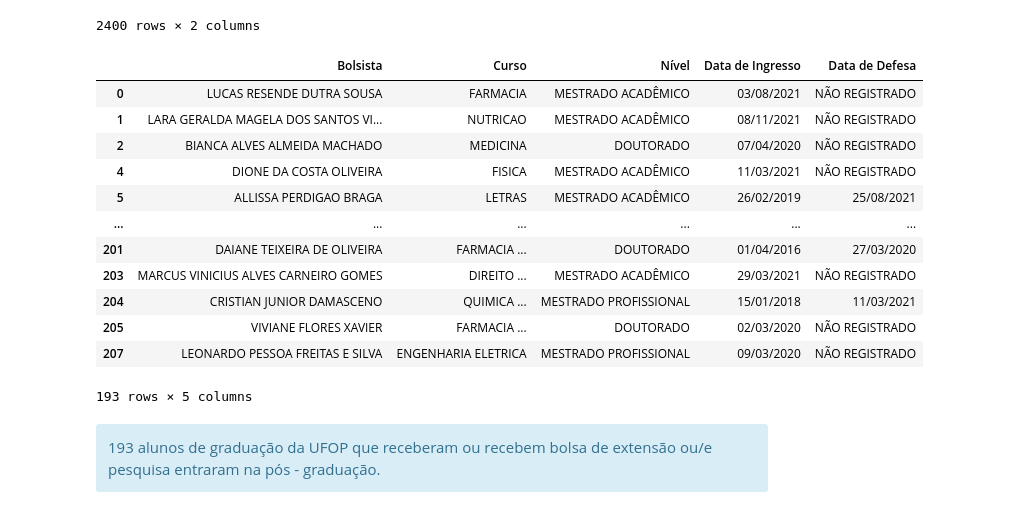
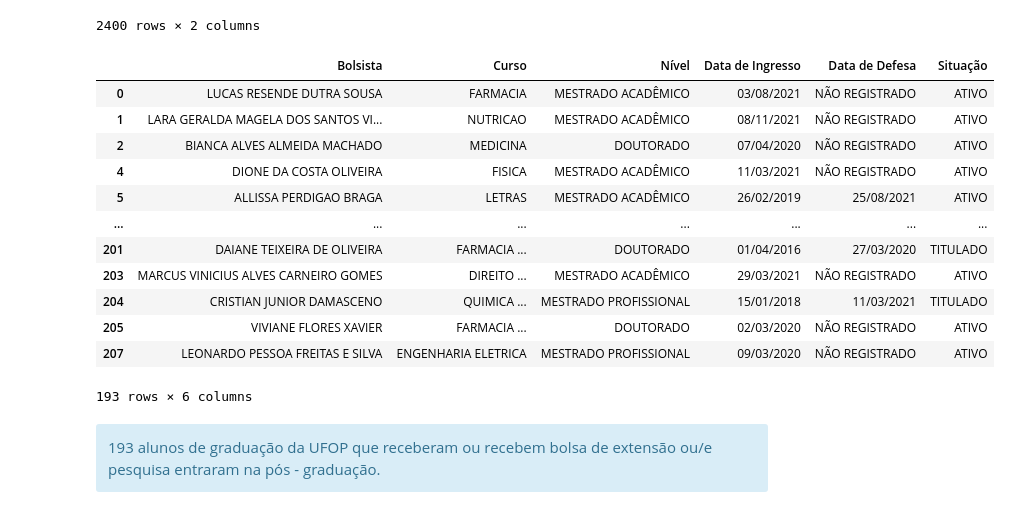
Before and after one commit to riguedes/IC_UFOP, a Jupyter notebook: projeto.ipynb, the cells around one changed output. Drawn from its saved outputs; the diff is of its cells as text; code cells hidden in the pictures.

```diff
--- a/projeto.ipynb
+++ b/projeto.ipynb
@@ -1229,26 +1229,30 @@ passo[['Bolsista', 'Curso']]
 # %%
 # Comparando o resultado obtido com o dataframe de alunos de pós - graduação
 passo_um = pd.merge(passo, df_tres, left_on='Bolsista', right_on='Nome')
 passo_um = passo_um.drop_duplicates() # remoção de linhas repetidas
 passo_um = passo_um.drop_duplicates(subset='Bolsista') #remoção de nomes repetidos
 passo_um_copy = passo_um.copy() #copiando dataframe para evitar erros de compilação
 
+#Renomeando o nome da coluna 'Curso_x'
+passo_um_copy = passo_um_copy.rename(columns={'Situação_y': 'Situação'})
+passo_um_copy = passo_um_copy.rename(columns={'Contagem_y': 'Contagem'})
+
 #Imprimindo a relação de alunos
-passo_um_copy[['Bolsista', 'Curso', 'Nível', 'Data de Ingresso', 'Data de Defesa']]
+passo_um_copy[['Bolsista', 'Curso', 'Nível', 'Data de Ingresso', 'Data de Defesa', 'Situação']]
 # %% [output]
-|  | Bolsista | Curso | Nível | Data de Ingresso | Data de Defesa |
-| 0 | LUCAS RESENDE DUTRA SOUSA | FARMACIA | MESTRADO ACADÊMICO | 03/08/2021 | NÃO REGISTRADO |
-| 1 | LARA GERALDA MAGELA DOS SANTOS VI... | NUTRICAO | MESTRADO ACADÊMICO | 08/11/2021 | NÃO REGISTRADO |
-| 2 | BIANCA ALVES ALMEIDA MACHADO | MEDICINA | DOUTORADO | 07/04/2020 | NÃO REGISTRADO |
-| 4 | DIONE DA COSTA OLIVEIRA | FISICA | MESTRADO ACADÊMICO | 11/03/2021 | NÃO REGISTRADO |
-| 5 | ALLISSA PERDIGAO BRAGA | LETRAS | MESTRADO ACADÊMICO | 26/02/2019 | 25/08/2021 |
-| ... | ... | ... | ... | ... | ... |
-| 201 | DAIANE TEIXEIRA DE OLIVEIRA | FARMACIA ... | DOUTORADO | 01/04/2016 | 27/03/2020 |
-| 203 | MARCUS VINICIUS ALVES CARNEIRO GOMES | DIREITO ... | MESTRADO ACADÊMICO | 29/03/2021 | NÃO REGISTRADO |
-| 204 | CRISTIAN JUNIOR DAMASCENO | QUIMICA ... | MESTRADO PROFISSIONAL | 15/01/2018 | 11/03/2021 |
-| 205 | VIVIANE FLORES XAVIER | FARMACIA ... | DOUTORADO | 02/03/2020 | NÃO REGISTRADO |
-| 207 | LEONARDO PESSOA FREITAS E SILVA | ENGENHARIA ELETRICA | MESTRADO PROFISSIONAL | 09/03/2020 | NÃO REGISTRADO |
+|  | Bolsista | Curso | Nível | Data de Ingresso | Data de Defesa | Situação |
+| 0 | LUCAS RESENDE DUTRA SOUSA | FARMACIA | MESTRADO ACADÊMICO | 03/08/2021 | NÃO REGISTRADO | ATIVO |
+| 1 | LARA GERALDA MAGELA DOS SANTOS VI... | NUTRICAO | MESTRADO ACADÊMICO | 08/11/2021 | NÃO REGISTRADO | ATIVO |
+| 2 | BIANCA ALVES ALMEIDA MACHADO | MEDICINA | DOUTORADO | 07/04/2020 | NÃO REGISTRADO | ATIVO |
+| 4 | DIONE DA COSTA OLIVEIRA | FISICA | MESTRADO ACADÊMICO | 11/03/2021 | NÃO REGISTRADO | ATIVO |
+| 5 | ALLISSA PERDIGAO BRAGA | LETRAS | MESTRADO ACADÊMICO | 26/02/2019 | 25/08/2021 | ATIVO |
+| ... | ... | ... | ... | ... | ... | ... |
+| 201 | DAIANE TEIXEIRA DE OLIVEIRA | FARMACIA ... | DOUTORADO | 01/04/2016 | 27/03/2020 | TITULADO |
+| 203 | MARCUS VINICIUS ALVES CARNEIRO GOMES | DIREITO ... | MESTRADO ACADÊMICO | 29/03/2021 | NÃO REGISTRADO | ATIVO |
+| 204 | CRISTIAN JUNIOR DAMASCENO | QUIMICA ... | MESTRADO PROFISSIONAL | 15/01/2018 | 11/03/2021 | TITULADO |
+| 205 | VIVIANE FLORES XAVIER | FARMACIA ... | DOUTORADO | 02/03/2020 | NÃO REGISTRADO | ATIVO |
+| 207 | LEONARDO PESSOA FREITAS E SILVA | ENGENHARIA ELETRICA | MESTRADO PROFISSIONAL | 09/03/2020 | NÃO REGISTRADO | ATIVO |
-193 rows × 5 columns
+193 rows × 6 columns
 # %% [markdown]
 <div class="alert alert-block alert-info"
      <b> 193 alunos de graduação da UFOP que receberam ou recebem bolsa de extensão ou/e pesquisa entraram na pós - graduação. </b>
```
Also changed, not shown: parts of 14 cells of this notebook.
